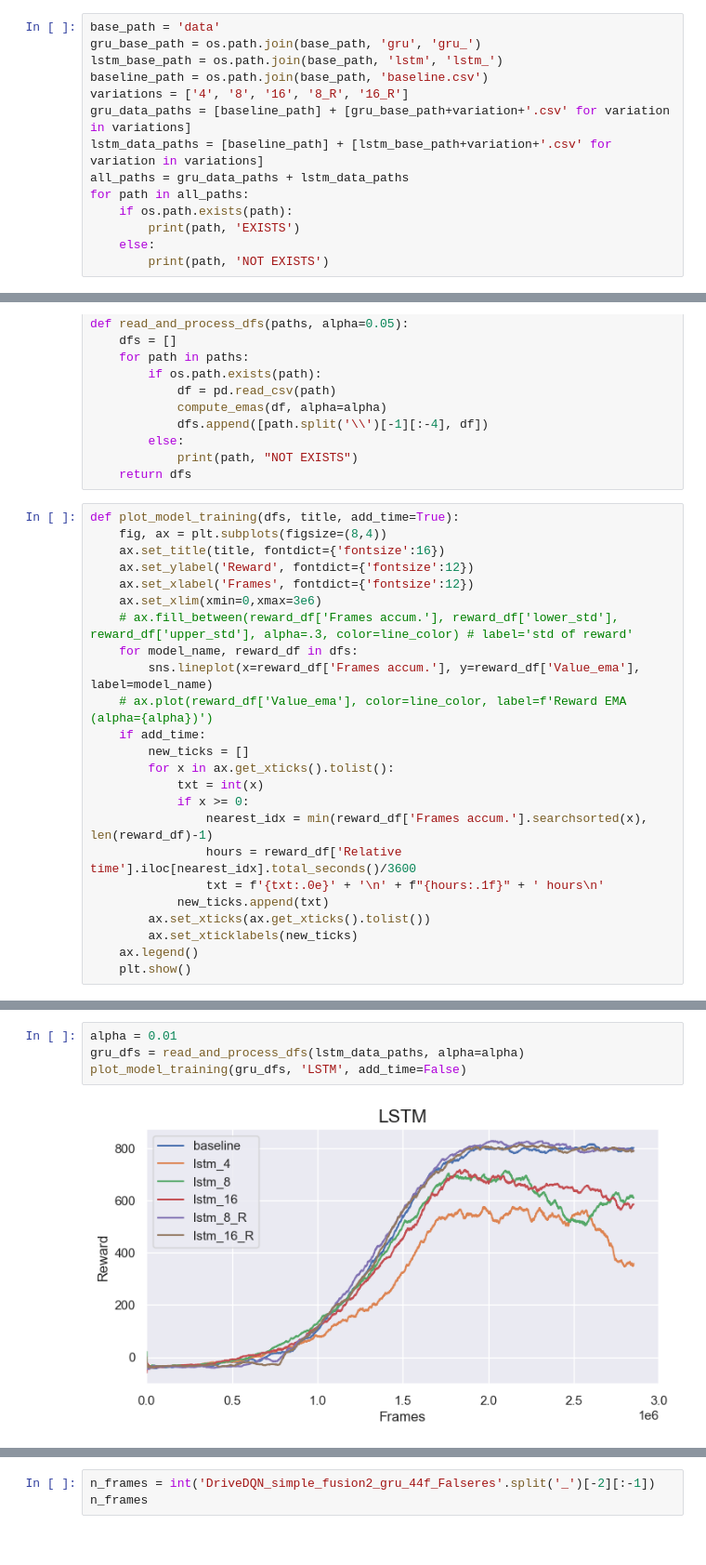
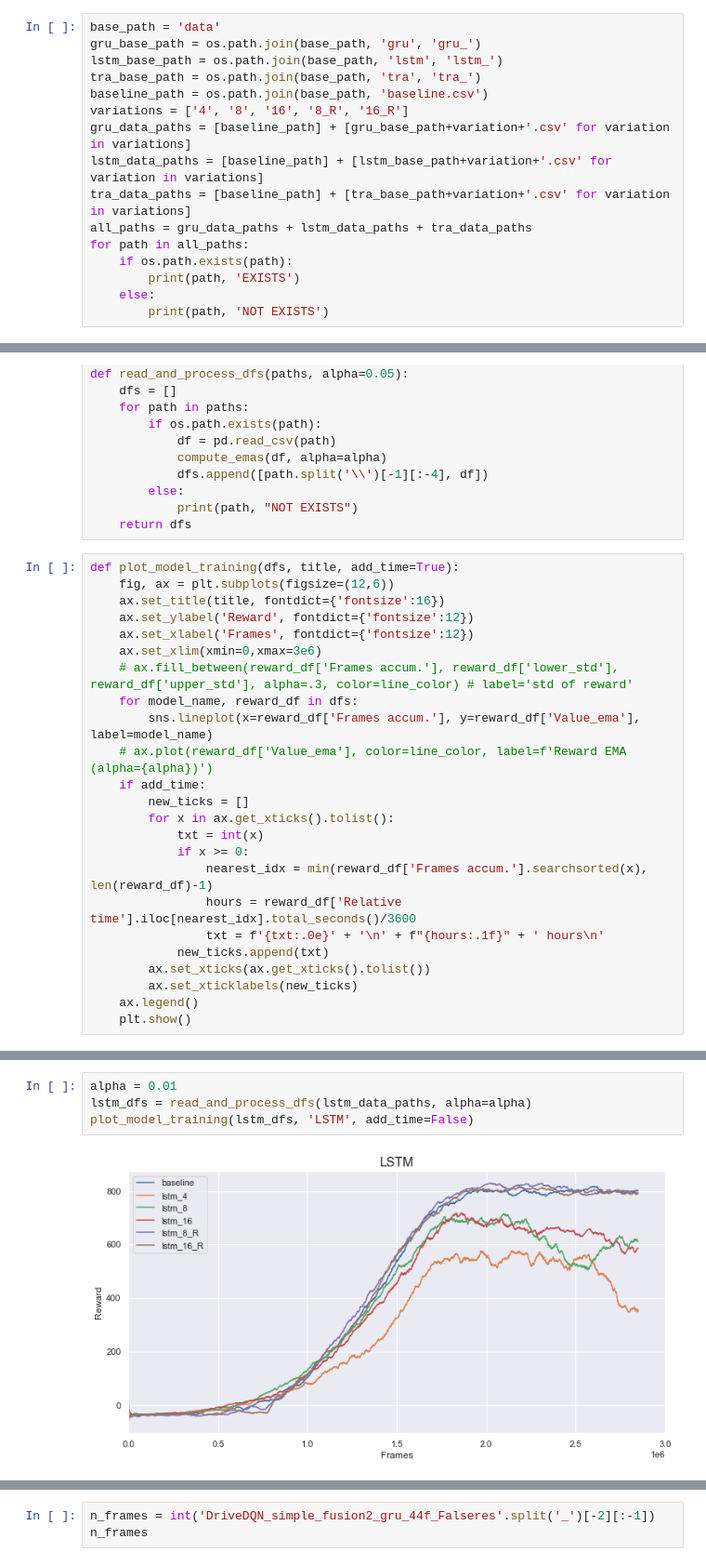
Before and after one commit to miladsamim/rl_ad, a Jupyter notebook: SAC/DQN_Agent/evaluation/stats.ipynb, the cells around one changed output, grey strips where cells are left out. Shown at 93% size. Drawn from its saved outputs; the diff is of its cells as text.

```diff
--- a/SAC/DQN_Agent/evaluation/stats.ipynb
+++ b/SAC/DQN_Agent/evaluation/stats.ipynb
@@ -11,11 +11,13 @@ sns.set_theme()
 base_path = 'data'
 gru_base_path = os.path.join(base_path, 'gru', 'gru_')
 lstm_base_path = os.path.join(base_path, 'lstm', 'lstm_')
+tra_base_path = os.path.join(base_path, 'tra', 'tra_')
 baseline_path = os.path.join(base_path, 'baseline.csv')
 variations = ['4', '8', '16', '8_R', '16_R']
 gru_data_paths = [baseline_path] + [gru_base_path+variation+'.csv' for variation in variations]
 lstm_data_paths = [baseline_path] + [lstm_base_path+variation+'.csv' for variation in variations]
-all_paths = gru_data_paths + lstm_data_paths
+tra_data_paths = [baseline_path] + [tra_base_path+variation+'.csv' for variation in variations]
+all_paths = gru_data_paths + lstm_data_paths + tra_data_paths
 for path in all_paths:
     if os.path.exists(path):
         print(path, 'EXISTS')
@@ -58,7 +66,7 @@ def read_and_process_dfs(paths, alpha=0.05):
     return dfs
 # %%
 def plot_model_training(dfs, title, add_time=True):
-    fig, ax = plt.subplots(figsize=(8,4))
+    fig, ax = plt.subplots(figsize=(12,6))
     ax.set_title(title, fontdict={'fontsize':16})
     ax.set_ylabel('Reward', fontdict={'fontsize':12})
     ax.set_xlabel('Frames', fontdict={'fontsize':12})
@@ -89,6 +97,6 @@ plot_model_training(gru_dfs, 'GRU', add_time=False)
 # %%
 alpha = 0.01
-gru_dfs = read_and_process_dfs(lstm_data_paths, alpha=alpha)
-plot_model_training(gru_dfs, 'LSTM', add_time=False)
+lstm_dfs = read_and_process_dfs(lstm_data_paths, alpha=alpha)
+plot_model_training(lstm_dfs, 'LSTM', add_time=False)
 # %% [output]
-[figure, old version]
+[figure, new version]
```
Also changed, not shown: parts of 8 cells of this notebook, 20 other files.
